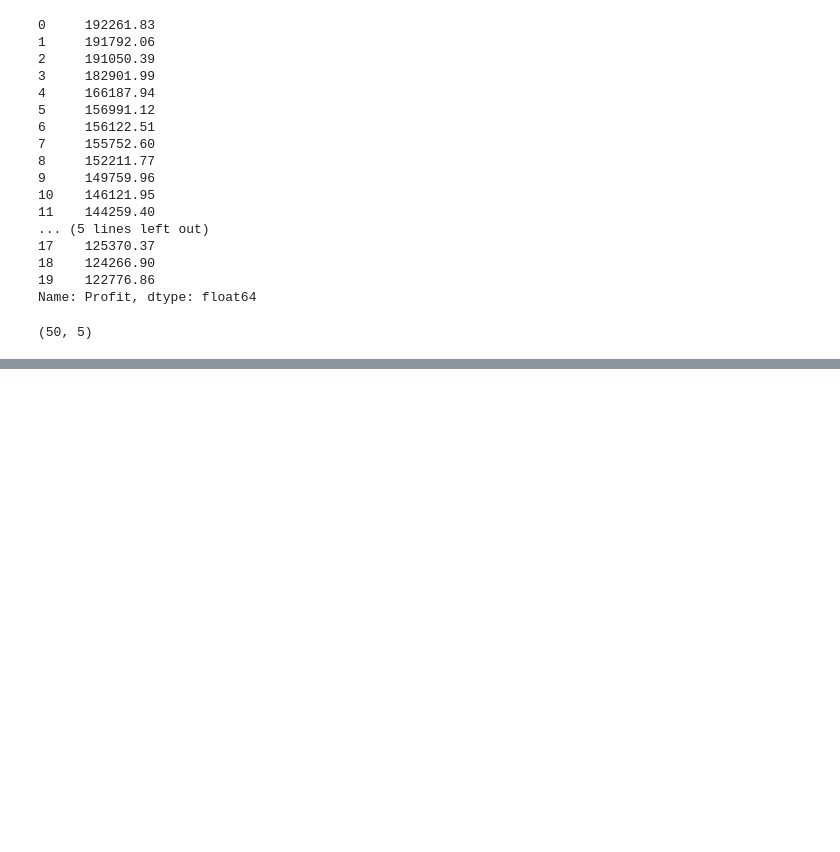
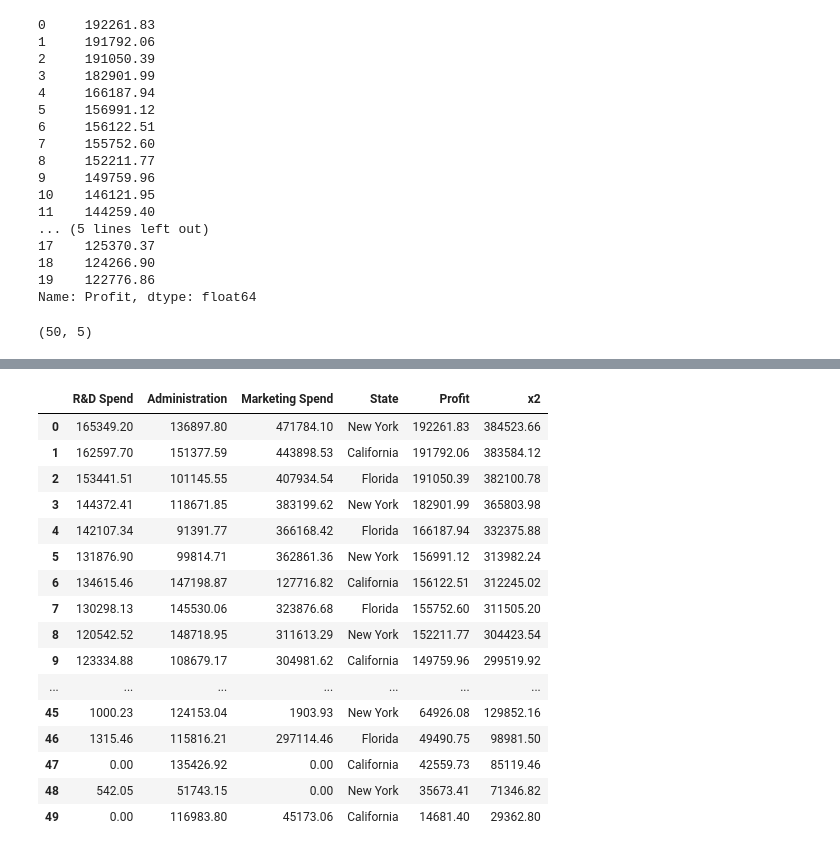
Before and after one commit to ibrahimediz/DeepLearningFundamentals, a Jupyter notebook: Egzersiz/Muhammed/01_01_Pandas.ipynb, the cells around one changed output, grey strips where cells are left out. Saved outputs shown, nothing was run; the diff lists cells and outputs as text; code cells hidden in the pictures; blank space fills up the shorter version.

```diff
--- a/Egzersiz/Muhammed/01_01_Pandas.ipynb
+++ b/Egzersiz/Muhammed/01_01_Pandas.ipynb
@@ -93,0 +160,22 @@ df.shape
+# %%
+df["x2"] = df["Profit"].apply(lambda x:x*2)
+# %%
+df
+# %% [output]
+|  | R&D Spend | Administration | Marketing Spend | State | Profit | x2 |
+| 0 | 165349.20 | 136897.80 | 471784.10 | New York | 192261.83 | 384523.66 |
+| 1 | 162597.70 | 151377.59 | 443898.53 | California | 191792.06 | 383584.12 |
+| 2 | 153441.51 | 101145.55 | 407934.54 | Florida | 191050.39 | 382100.78 |
+| 3 | 144372.41 | 118671.85 | 383199.62 | New York | 182901.99 | 365803.98 |
+| 4 | 142107.34 | 91391.77 | 366168.42 | Florida | 166187.94 | 332375.88 |
+| 5 | 131876.90 | 99814.71 | 362861.36 | New York | 156991.12 | 313982.24 |
+| 6 | 134615.46 | 147198.87 | 127716.82 | California | 156122.51 | 312245.02 |
+| 7 | 130298.13 | 145530.06 | 323876.68 | Florida | 155752.60 | 311505.20 |
+| 8 | 120542.52 | 148718.95 | 311613.29 | New York | 152211.77 | 304423.54 |
+| 9 | 123334.88 | 108679.17 | 304981.62 | California | 149759.96 | 299519.92 |
+| ... | ... | ... | ... | ... | ... | ... |
+| 45 | 1000.23 | 124153.04 | 1903.93 | New York | 64926.08 | 129852.16 |
+| 46 | 1315.46 | 115816.21 | 297114.46 | Florida | 49490.75 | 98981.50 |
+| 47 | 0.00 | 135426.92 | 0.00 | California | 42559.73 | 85119.46 |
+| 48 | 542.05 | 51743.15 | 0.00 | New York | 35673.41 | 71346.82 |
+| 49 | 0.00 | 116983.80 | 45173.06 | California | 14681.40 | 29362.80 |
```
Also changed, not shown: parts of 5 cells of this notebook, 18 other files.
